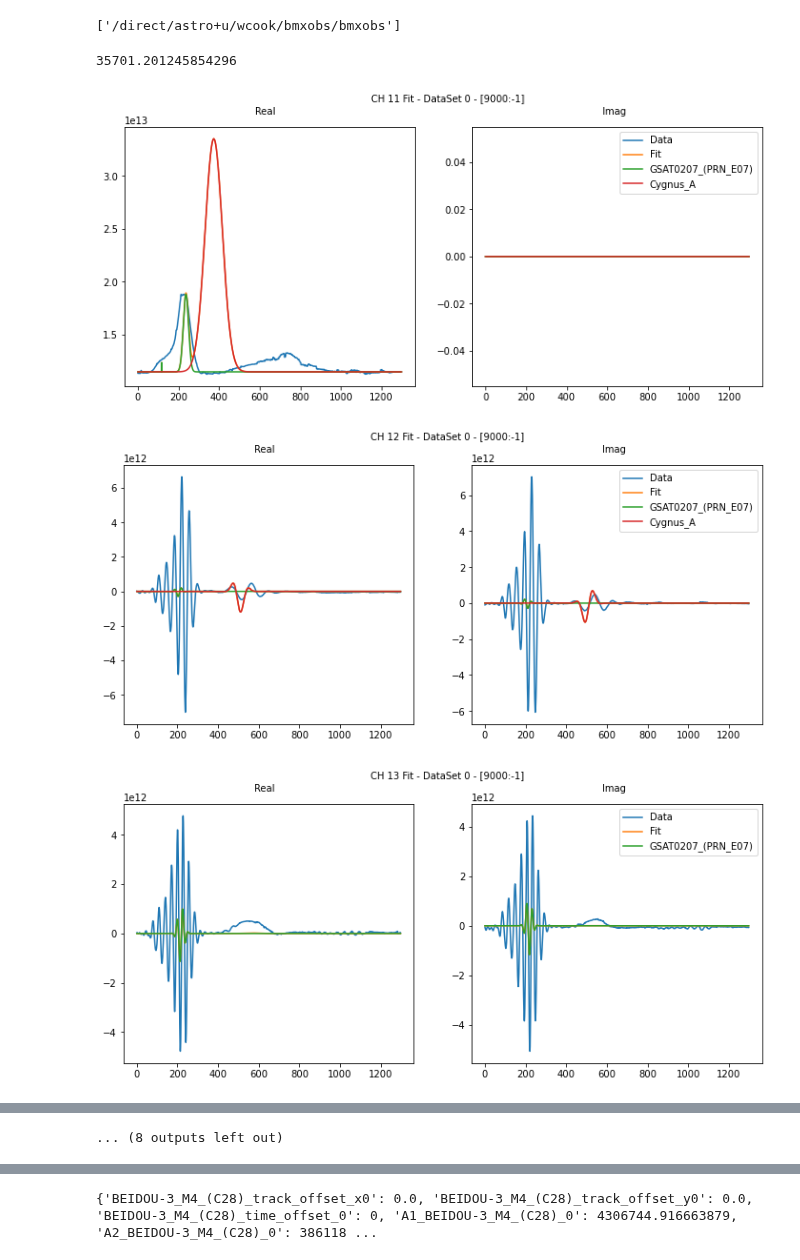
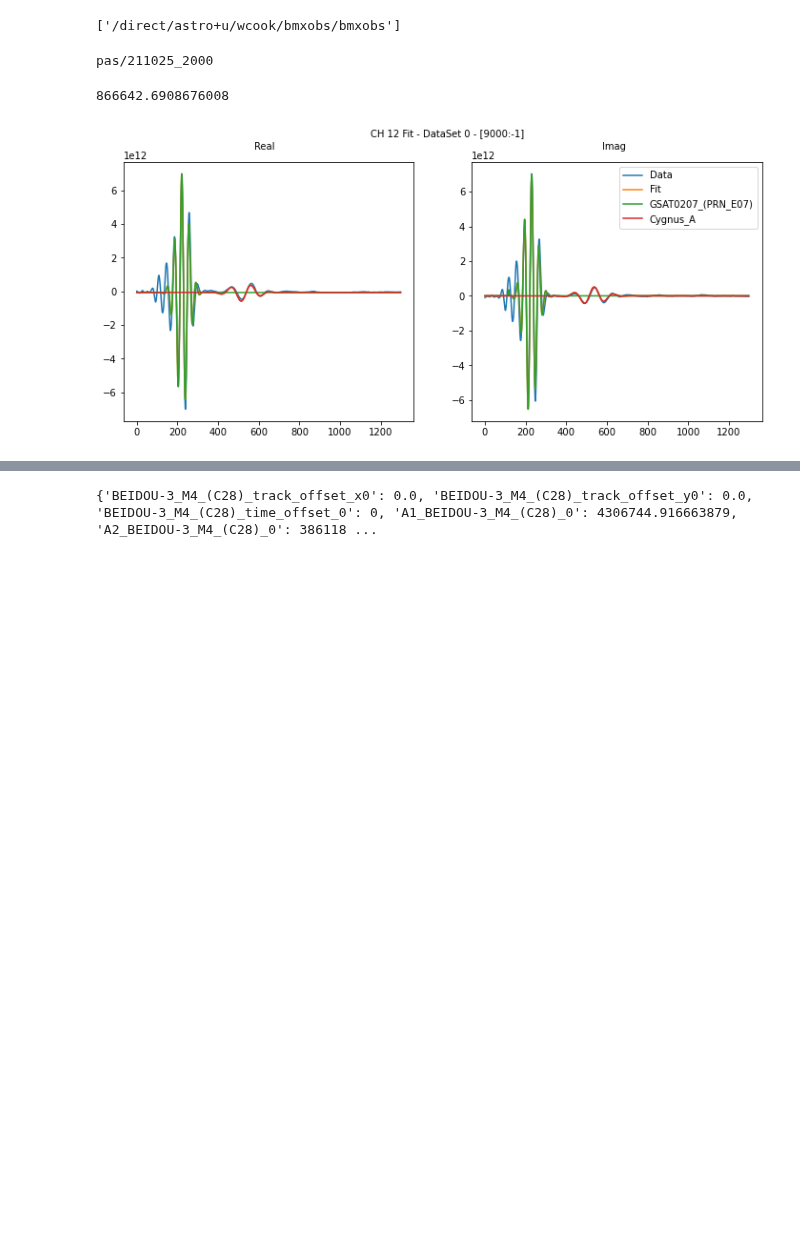
Before and after one commit to bmxdemo/bmxobs, a Jupyter notebook: fitViewer.ipynb, the cells around one changed output, grey strips where cells are left out. Drawn from its saved outputs; the diff is of its cells as text; code cells hidden in the pictures; blank space fills up the shorter version.

```diff
--- a/fitViewer.ipynb
+++ b/fitViewer.ipynb
@@ -18,26 +18,29 @@ bmxobs.__path__
 # %% [output]
 ['/direct/astro+u/wcook/bmxobs/bmxobs']
 # %%
-fileIn = 'fits/1258.txt'
+fileIn = 'fits/1258_tri.txt'
 f = open(fileIn,'r')
 startData = f.read()
 f.close()
 exec(startData)
-Data = [bmxobs.BMXSingleFreqObs(ids, freq_bins=bins) for ids in Data_ids]
+Data = []
+for ids in Data_ids:
+    print(ids)
+    Data.append(bmxobs.BMXSingleFreqObs(ids, freq_bins=bins))
 Theory = TheoryPredictor(Data, Geometry = SingleFreqGeometry(len(Data), freq=Data[0].freq), params = startParams, zeroSats=zeroSats, astroObj=astroObj)
+# %% [output]
+pas/211025_2000
 # %%
 Theory.channels = [11,12,13,14,22,23,24,33,34,44,55,56,57,58,66,67,68,77,78,88]
 Theory.datNum = list(range(len(Theory.data)))
 print(sum(Theory.fitFunc({})**2))
 # %% [output]
-35701.201245854296
+866642.6908676008
 # %%
 cut = [9000,-1]
-channels = [11,12,13,14,22,23,24,33,34,44,55,56,57,58,66,67,68,77,78,88]
+channels = [12]
 mode = 'all'
 
 Theory.showFit(channels = channels, cut=cut,mode=mode, perSat=True)
 # %% [output]
-[figure, old version]
+[figure, new version]
-[figure, removed]
-[figure, removed]
@@ -53,4 +47,3 @@ Theory.showFit(channels = channels, cut=cut,mode=mode, perSat=True)
-... (8 outputs left out)
 # %%
 cut = [9000,10000]
 sats=['Cygnus_A']
```
Also changed, not shown: parts of 4 cells of this notebook, 4 other files.
